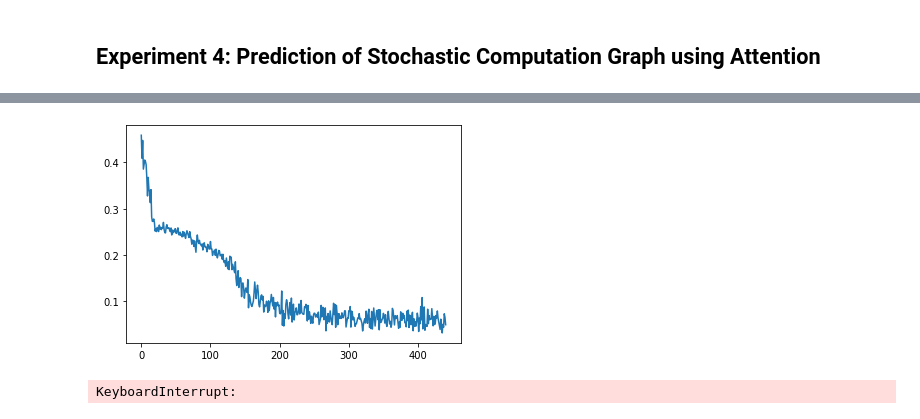
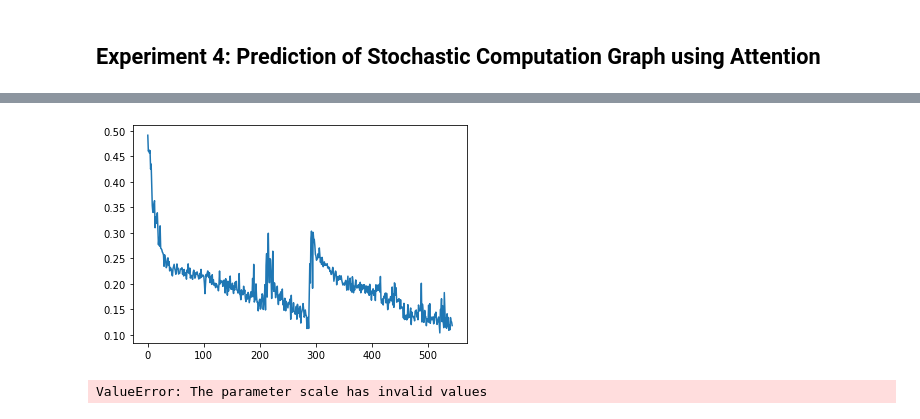
Before and after one commit to jvrana/deep-learning-guides, a Jupyter notebook: notebooks/annotated_universal_graph_transformer/causes_of_lung_cancer/experiment_generative_attention_network.ipynb, the cells around one changed output, grey strips where cells are left out. Cells and saved outputs as stored; diff of their text form; code cells hidden in the pictures.

```diff
--- a/notebooks/annotated_universal_graph_transformer/causes_of_lung_cancer/experiment_generative_attention_network.ipynb
+++ b/notebooks/annotated_universal_graph_transformer/causes_of_lung_cancer/experiment_generative_attention_network.ipynb
@@ -49,10 +51,9 @@ class AddNorm(nn.Module):
         self.norm = nn.LayerNorm(self.size)
         self.dropout = nn.Dropout(dropout)
 
-    def forward(self, x, args=None, kwargs=None, layer: Optional[SizedModule] = None):
+    def forward(self, *args, layer: Optional[SizedModule] = None, **kwargs):
         kwargs = kwargs or dict()
-        if args is None:
-            args = (x,)
+        args = args or tuple()
         layer = layer or self.layer
         return self.norm(x + self.dropout(layer(*args, **kwargs)))
 
@@ -574,7 +588,7 @@ for n, ndata in g.nodes(data=True):
     ndata['fx'] = nor_gate
 
 def gen_nor_circuit():
-    g = randnxg()
+    g = randnxg_no_cycles()
     for n, ndata in g.nodes(data=True):
         ndata['fx'] = nor_gate
     propogate(g, key='y')
@@ -1192,7 +1190,7 @@ def init_data(n, min_nodes=2, max_nodes=20, to_batch=False):
         return dgl.batch(graphs)
     return graphs
 
-class Dense(nn.Module):
+class MyDense(nn.Module):
 
     def __init__(self, *latent_sizes, layer_norm=False):
         super().__init__()
@@ -1214,8 +1212,8 @@ class Encoder(nn.Module):
 
     def __init__(self, a_list, b_list):
         super().__init__()
-        self.encoder_a = Dense(*a_list)
-        self.encoder_b = Dense(*b_list)
+        self.encoder_a = MyDense(*a_list)
+        self.encoder_b = MyDense(*b_list)
 
     def forward(self, x, hold=None):
         a = self.encoder_a(x)
@@ -1230,7 +1228,7 @@ class GraphCell(nn.Module):
     """... with disentablement"""
     def __init__(self, a, b):
         super().__init__()
-        self.dense = Dense(a, b, layer_norm=False)
+        self.dense = MyDense(a, b, layer_norm=False)
 #         self.gru = nn.GRUCell(a, b)
         self.autoencoder = Encoder([b, b, b, 1], [b, b, b-1])
         self.decoder = Dense(b-1, b-1, 1)
@@ -1417,6 +1350,8 @@ class SimpleAttention(nn.Module):
         self.dim_model = dim_model
         self.h = 1
         self.d_k = dim_model
+#         self.norm = nn.BatchNorm2d(1)
+        self.norm = nn.LayerNorm(1)
 
     def _view_head(self, x):
         return x.view(x.size(0), -1, self.h, self.d_k).transpose(1, 2)
@@ -1426,8 +1361,11 @@ class SimpleAttention(nn.Module):
         k = self._view_head(key)
         v = value
         x = Fops.v_dot_u(g, q, k) / self.d_k**0.5
-        score = Fops.edge_softmax(g, x)
-        score = x
+        x = self.norm(x)
+#         score = Fops.edge_softmax(g, x)
+#         score = x
+        score = nn.Sigmoid()(x)
+#         score = nn.Tanh()(x)
         out = Fops.u_mul_e_sum(g, v, score)
         out = out.view(g.number_of_nodes(), v.shape[-1])
         score = score.view(score.size(0), self.h, -1)
@@ -1439,9 +1377,9 @@ class MyNet(nn.Module):
 
     def __init__(self, d_model, h):
         super().__init__()
-        self.q = nn.Linear(d_model, h)
-        self.k = nn.Linear(d_model, h)
-        self.e = Dense(d_model, h, h)
+        self.q = Dense(d_model, h, h)
+        self.k = Dense(d_model, h, h)
+        self.e = Dense(d_model, h, h, dropout=0.2)
 #         self.encoder = Dense(d_model, h, h, h, dropout=0.2)
 #         self.x_init = nn.Linear(1, 1)
         self.attn = SimpleAttention(h)
@@ -1450,6 +1388,7 @@ class MyNet(nn.Module):
         )
         self.decoder = nn.Linear(h, 2)
         self.out_arr = []
+
 
     def forward(self, g, x, n=5):
         out_arr = []
@@ -1464,25 +1403,27 @@ class MyNet(nn.Module):
                 g.ndata['h'] = self.core(h)
                 logits = self.decoder(g.ndata['h'])
                 out = gaussian_sampler(logits)
+#                 out = logits[..., :1]
                 out = torch.clamp(out, 0.)
-                g.ndata['x'] = out + torch.randn_like(out)*0.1
+                g.ndata['x'] = out #+ out * torch.randn_like(out)*0.
                 out_arr.append(out)
         self.out_arr = out_arr
         return out
 
 
-def attn_create_loader(n=2000, batch_size=32):
+def attn_create_loader(n=1000, batch_size=32):
     graphs = [gen_nor_circuit() for i in range(n)]
     dataset = SplitDataset(graphs, transforms=[
         NetworkxToDGL(node_attrs=['x', 'y']),
         Deepcopy(),
         DGLFullyConnected()
     ])
-    loader = DataLoader(dataset, batch_size=batch_size, collate_fn=dgl.batch)
+    loader = DataLoader(dataset, batch_size=batch_size, shuffle=True, collate_fn=dgl.batch)
     return dataset, loader
 
 
 def attn_train(net, epochs=1000, batch_size=32):
+    net.train()
     dataset, loader = attn_create_loader(batch_size=batch_size)
     for g in loader:
         ...
@@ -1491,34 +1432,34 @@ def attn_train(net, epochs=1000, batch_size=32):
     optim = torch.optim.AdamW(net.parameters())
     lossfn = nn.MSELoss()
 
     def compute_loss(g, net):
         y = net(g, g.ndata['x'].float())
         y_hat = g.ndata['y'].float()
         loss = lossfn(y.flatten(), y_hat.flatten())
         return loss
 
     losses = []
     for i in tqdm(range(epochs)):
         for g in loader:
             loss = compute_loss(g, net)
 
             optim.zero_grad()
             loss.backward()
             optim.step()
             losses.append(loss.detach().item())
 
         if i % 1 == 0:
             display.clear_output(wait=True)
             plt.plot(losses)
             plt.show()
 
 ds, loader = attn_create_loader(n=10)
 ds[0]
 g = ds[0]
 attn_net = MyNet(40, 256)
 attn_train(attn_net, epochs=50)
 # %% [output]
-[figure, old version]
+[figure, new version]
-KeyboardInterrupt:
+ValueError: The parameter scale has invalid values
 # %%
 def forward(self, g, x, mod, n=10):
```
Also changed, not shown: parts of 32 cells of this notebook, 1 other file.
